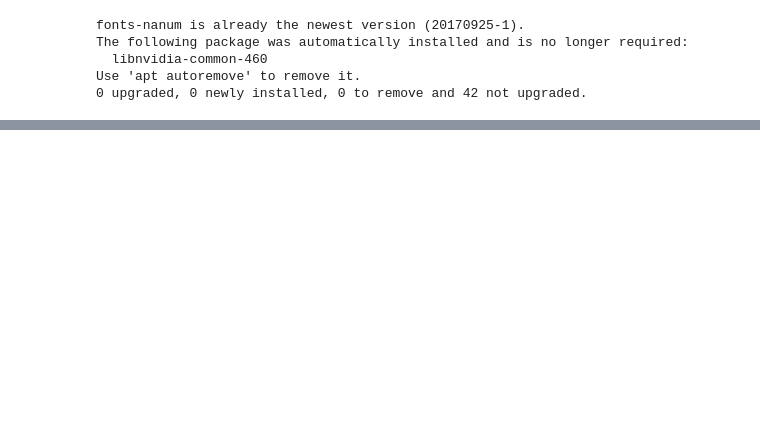
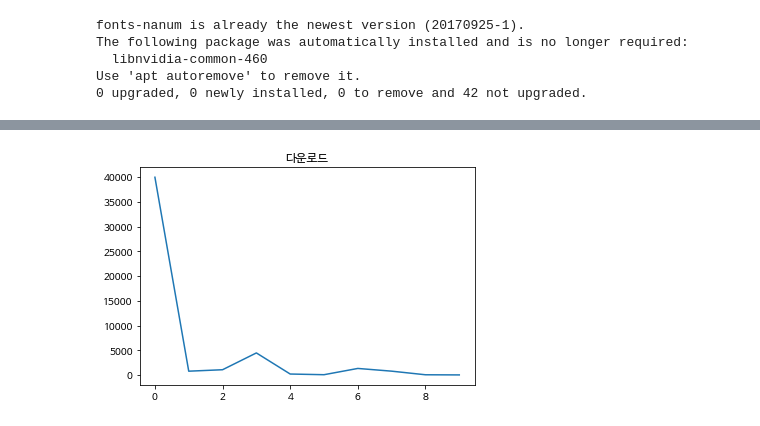
Before and after one commit to munmoom/Crawler_collaborate, a Jupyter notebook: 합치기.ipynb, the cells around one changed output, grey strips where cells are left out. Saved outputs shown, nothing was run; the diff lists cells and outputs as text; code cells hidden in the pictures; blank space fills up the shorter version.

```diff
--- a/합치기.ipynb
+++ b/합치기.ipynb
@@ -173,0 +181,6 @@ mpl. font_manager._rebuild()
+# %%
+df['다운로드'].plot()
+plt.title('다운로드')
+plt.show()
+# %% [output]
+[figure, added]
```
Also changed, not shown: parts of 2 cells of this notebook.
